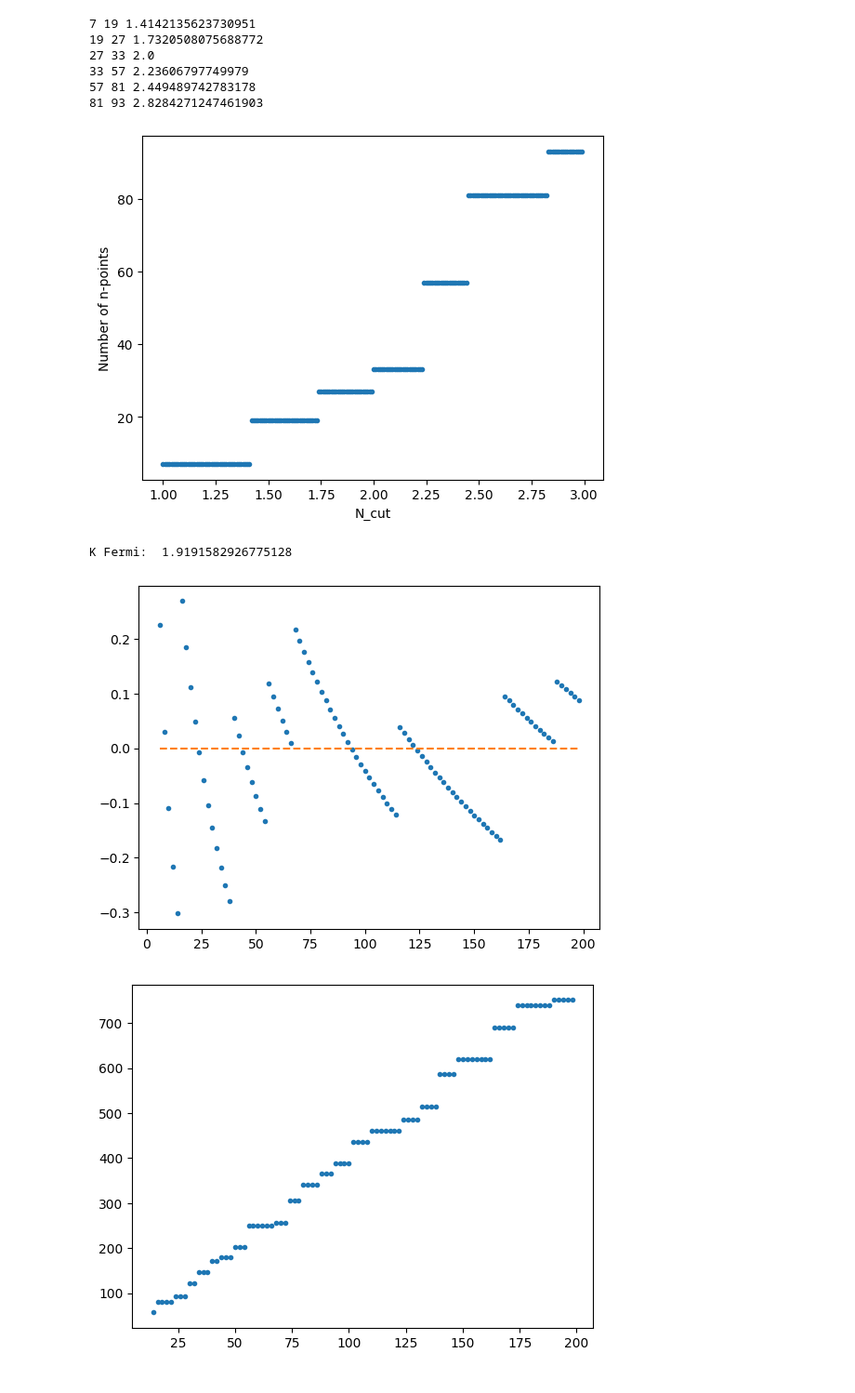
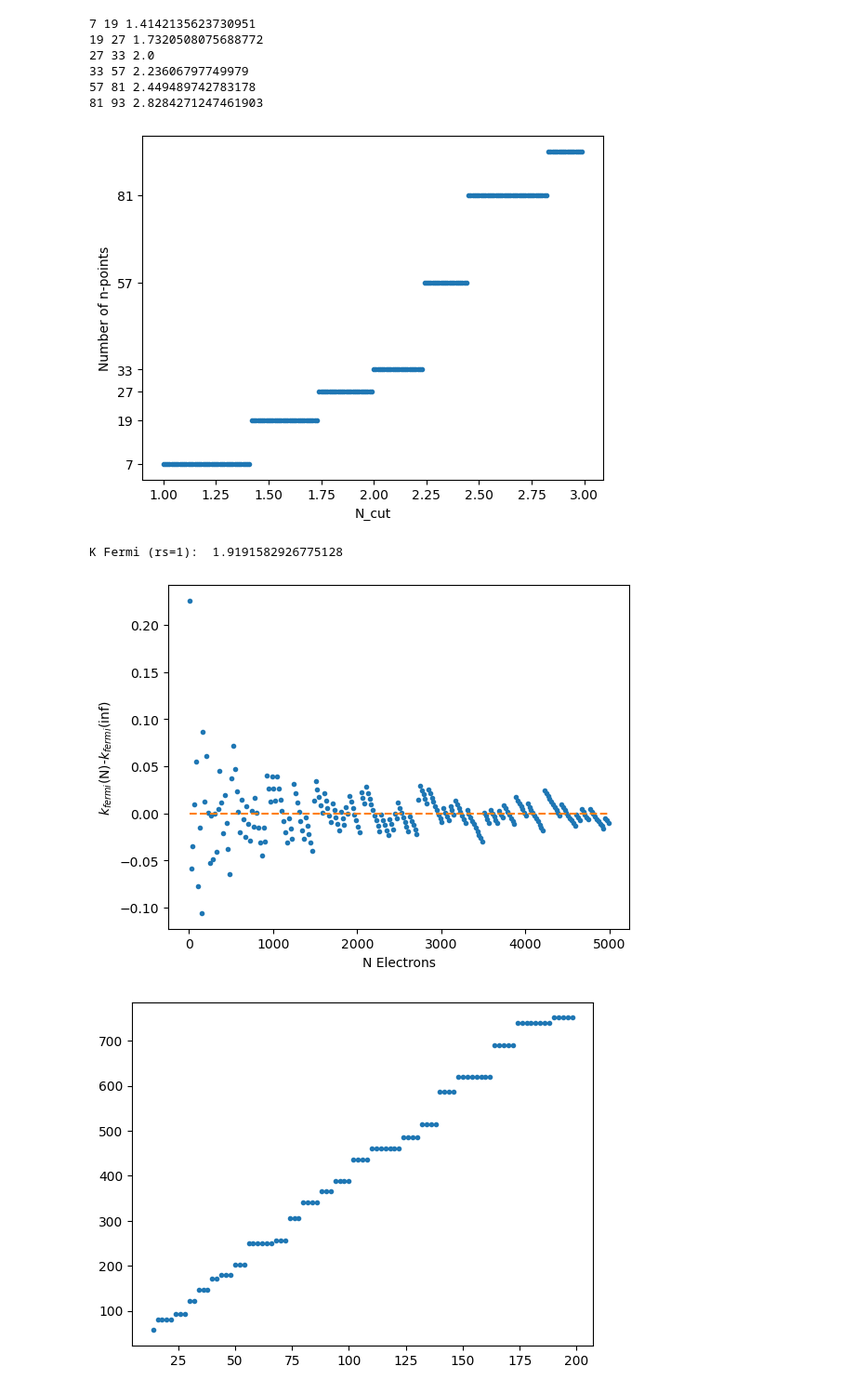
Before and after one commit to zh-yichi/ueg, a Jupyter notebook: magic_num.ipynb, the cells around one changed output. Shown at 93% size. Cells and saved outputs as stored; diff of their text form; code cells hidden in the pictures.

```diff
--- a/magic_num.ipynb
+++ b/magic_num.ipynb
@@ -5,6 +5,7 @@
 import numpy as np
 from ueg import my_ueg
 # scan the N cutoff from 1 to 3 to find the magic numbers
+magic_num = np.array([])
 n_list = np.arange(1,3,0.01)
 len_list = np.empty(len(n_list),dtype=int)
 for i,n in enumerate(n_list):
@@ -13,6 +14,7 @@ for i,n in enumerate(n_list):
     len_list[i] = int(len(npts)) # number of grid points
     n_max = np.sqrt(np.sum(npts[-1]**2)) # the npoints are arranged in increasing order of |n|
     if len_list[i] > len_list[i-1]: # when the number of npoints increases, print out the info
+        magic_num = np.hstack([magic_num,[len_list[i-1]]])
         print(len_list[i-1],len_list[i],n_max) # this are the magic numbers [7,19,27,33,57,81,93,...]
 # %% [output]
 7 19 1.4142135623730951
@@ -26,12 +28,13 @@ import matplotlib.pyplot as plt
 plt.plot(n_list,len_list,'.')
 plt.xlabel('N_cut')
 plt.ylabel('Number of n-points')
+plt.yticks(magic_num)
 plt.show()
 # %% [output]
-[figure, old version]
+[figure, new version]
 # %%
 # find the highest occupied states |momentum| and compare it to k_fermi at L->inf
-n_list = np.arange(6,200,2)
+n_list = np.arange(6,5000,20)
 k_list = np.empty(n_list.shape)
 for i,n in enumerate(n_list):
     mu = my_ueg(rs=1, nelec=(n//2,n//2))
@@ -41,14 +44,17 @@ for i,n in enumerate(n_list):
 # %%
 # True Fermi level for rs=1 vs. Fermi level by filling up discrete k-space
 kf = (9*np.pi/4)**(1/3) # k_fermi for rs=1
 print('K Fermi (rs=1): ', kf)
 
+import matplotlib.pyplot as plt
 plt.plot(n_list,k_list-kf,'.')
 plt.plot(n_list,[0]*len(n_list),'--')
+plt.xlabel('N Electrons')
+plt.ylabel('$k_{fermi}$(N)-$k_{fermi}$(inf)')
 plt.show()
 # %% [output]
-K Fermi:  1.9191582926775128
+K Fermi (rs=1):  1.9191582926775128
-[figure, old version]
+[figure, new version]
 # %%
 # use gamma=2, get about 2^3/2 = 4x (for restricted case) the num of states (kpts) vs. particles
 n_list = np.arange(7,100)
```
Also changed, not shown: 10 other files.
